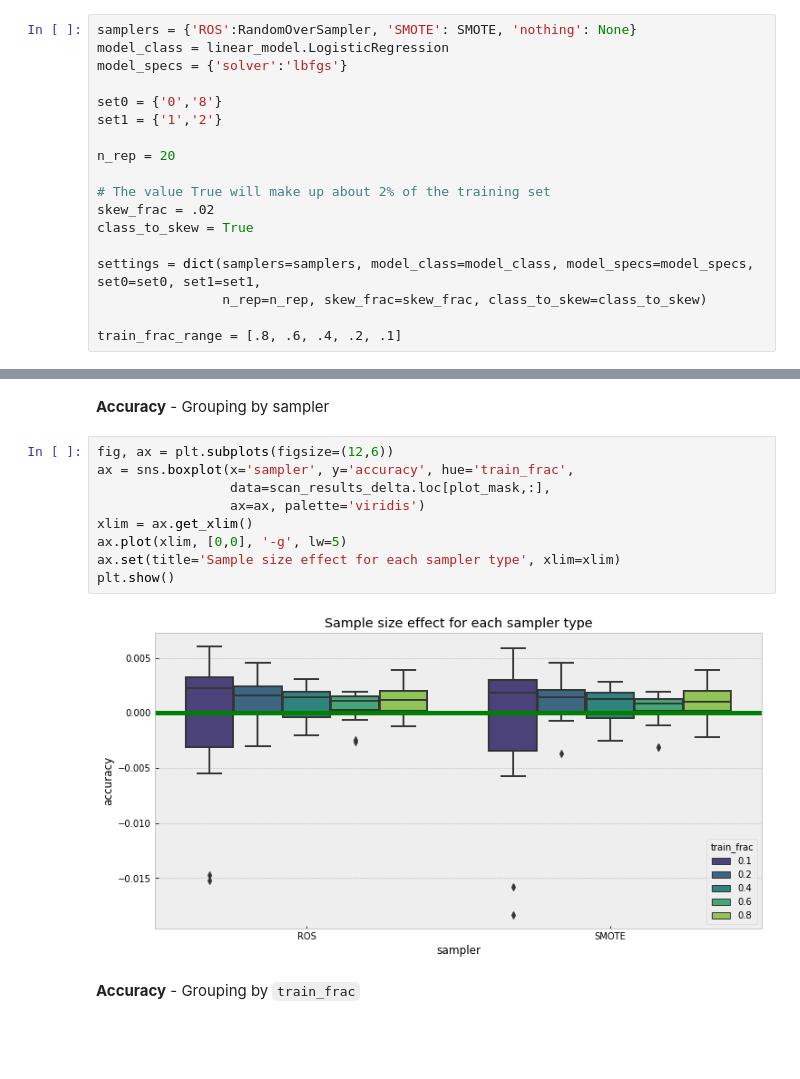
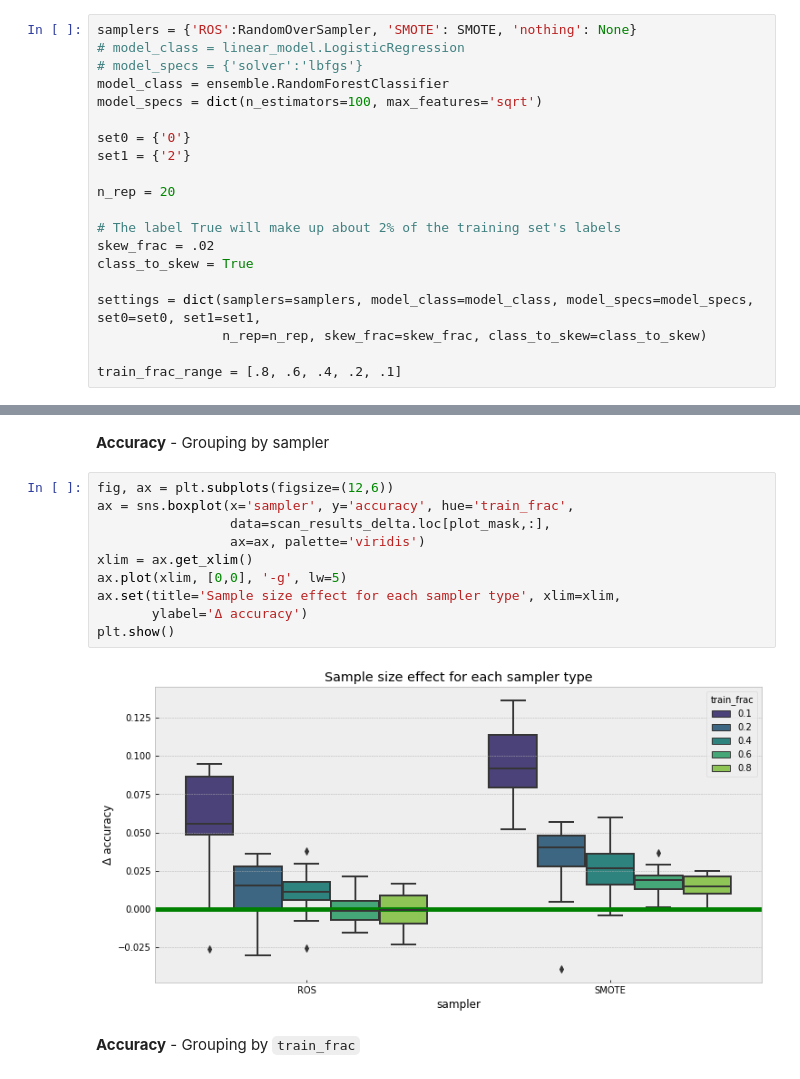
Before and after one commit to eschmidt42/comparing_samplers_on_mnist, a Jupyter notebook: comparing_samplers.ipynb, the cells around one changed output, grey strips where cells are left out. Saved outputs shown, nothing was run; the diff lists cells and outputs as text; blank space fills up the shorter version.

```diff
--- a/comparing_samplers.ipynb
+++ b/comparing_samplers.ipynb
@@ -349,15 +393,17 @@ plt.show()
 ### Scanning a range of `train_frac` values
 # %%
 samplers = {'ROS':RandomOverSampler, 'SMOTE': SMOTE, 'nothing': None}
-model_class = linear_model.LogisticRegression
-model_specs = {'solver':'lbfgs'}
+# model_class = linear_model.LogisticRegression
+# model_specs = {'solver':'lbfgs'}
+model_class = ensemble.RandomForestClassifier
+model_specs = dict(n_estimators=100, max_features='sqrt')
 
-set0 = {'0','8'}
-set1 = {'1','2'}
+set0 = {'0'}
+set1 = {'2'}
 
 n_rep = 20
 
-# The value True will make up about 2% of the training set
+# The label True will make up about 2% of the training set's labels
 skew_frac = .02
 class_to_skew = True
 
@@ -416,14 +465,15 @@ plot_mask = scan_results_delta['sampler']!='nothing'
 # %%
 fig, ax = plt.subplots(figsize=(12,6))
 ax = sns.boxplot(x='sampler', y='accuracy', hue='train_frac',
                  data=scan_results_delta.loc[plot_mask,:],
                  ax=ax, palette='viridis')
 xlim = ax.get_xlim()
 ax.plot(xlim, [0,0], '-g', lw=5)
-ax.set(title='Sample size effect for each sampler type', xlim=xlim)
+ax.set(title='Sample size effect for each sampler type', xlim=xlim,
+       ylabel='Δ accuracy')
 plt.show()
 # %% [output]
-[figure, old version]
+[figure, new version]
 # %% [markdown]
 **Accuracy** - Grouping by `train_frac`
 # %%
```
Also changed, not shown: parts of 22 cells of this notebook.
